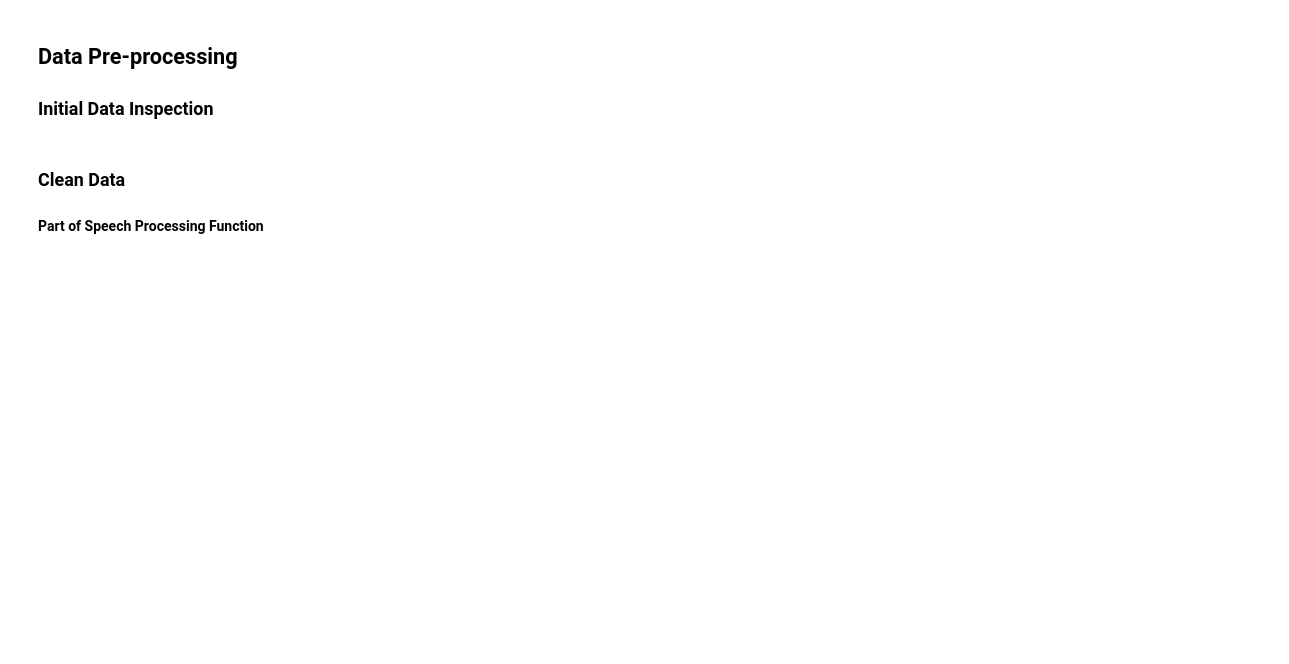
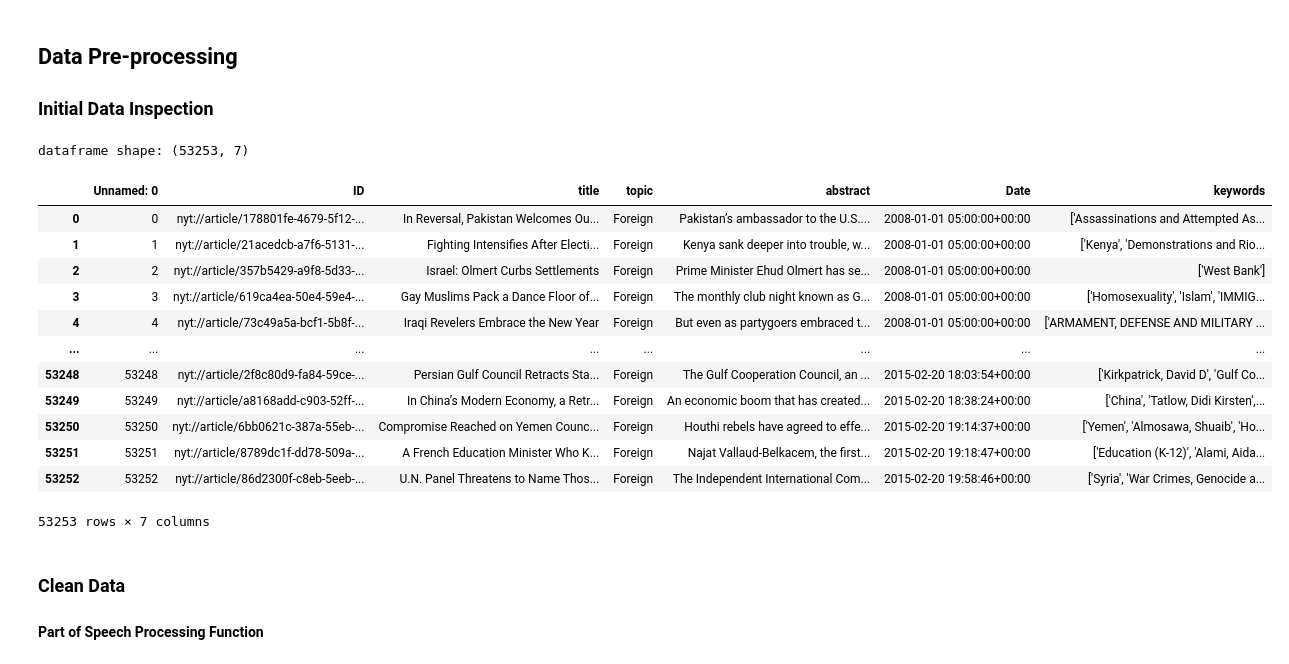
Before and after one commit to sirutBuasai/nyt-news-summarization, a Jupyter notebook: nyt_lstm.ipynb, the cells around one changed output. Saved outputs shown, nothing was run; the diff lists cells and outputs as text; code cells hidden in the pictures; blank space fills up the shorter version.

```diff
--- a/nyt_lstm.ipynb
+++ b/nyt_lstm.ipynb
@@ -45,11 +75,26 @@ DATA_SET_RATIO = 0.5
 ## Data Pre-processing
 ### Initial Data Inspection
 # %%
-raw_data_path = 'NYT_Dataset.csv'
+raw_data_path = '/content/gdrive/My Drive/Fourth Year/Natural Language Processing/Final Project/NYT_Dataset.csv'
 raw_data = pd.read_csv(raw_data_path)
 raw_data = raw_data[:int(DATA_SET_RATIO*len(raw_data))]
 print(f'dataframe shape: {raw_data.shape}')
 raw_data
+# %% [output]
+dataframe shape: (53253, 7)
+|  | Unnamed: 0 | ID | title | topic | abstract | Date | keywords |
+| 0 | 0 | nyt://article/178801fe-4679-5f12-... | In Reversal, Pakistan Welcomes Ou... | Foreign | Pakistan’s ambassador to the U.S.... | 2008-01-01 05:00:00+00:00 | ['Assassinations and Attempted As... |
+| 1 | 1 | nyt://article/21acedcb-a7f6-5131-... | Fighting Intensifies After Electi... | Foreign | Kenya sank deeper into trouble, w... | 2008-01-01 05:00:00+00:00 | ['Kenya', 'Demonstrations and Rio... |
+| 2 | 2 | nyt://article/357b5429-a9f8-5d33-... | Israel: Olmert Curbs Settlements | Foreign | Prime Minister Ehud Olmert has se... | 2008-01-01 05:00:00+00:00 | ['West Bank'] |
+| 3 | 3 | nyt://article/619ca4ea-50e4-59e4-... | Gay Muslims Pack a Dance Floor of... | Foreign | The monthly club night known as G... | 2008-01-01 05:00:00+00:00 | ['Homosexuality', 'Islam', 'IMMIG... |
+| 4 | 4 | nyt://article/73c49a5a-bcf1-5b8f-... | Iraqi Revelers Embrace the New Year | Foreign | But even as partygoers embraced t... | 2008-01-01 05:00:00+00:00 | ['ARMAMENT, DEFENSE AND MILITARY ... |
+| ... | ... | ... | ... | ... | ... | ... | ... |
+| 53248 | 53248 | nyt://article/2f8c80d9-fa84-59ce-... | Persian Gulf Council Retracts Sta... | Foreign | The Gulf Cooperation Council, an ... | 2015-02-20 18:03:54+00:00 | ['Kirkpatrick, David D', 'Gulf Co... |
+| 53249 | 53249 | nyt://article/a8168add-c903-52ff-... | In China’s Modern Economy, a Retr... | Foreign | An economic boom that has created... | 2015-02-20 18:38:24+00:00 | ['China', 'Tatlow, Didi Kirsten',... |
+| 53250 | 53250 | nyt://article/6bb0621c-387a-55eb-... | Compromise Reached on Yemen Counc... | Foreign | Houthi rebels have agreed to effe... | 2015-02-20 19:14:37+00:00 | ['Yemen', 'Almosawa, Shuaib', 'Ho... |
+| 53251 | 53251 | nyt://article/8789dc1f-dd78-509a-... | A French Education Minister Who K... | Foreign | Najat Vallaud-Belkacem, the first... | 2015-02-20 19:18:47+00:00 | ['Education (K-12)', 'Alami, Aida... |
+| 53252 | 53252 | nyt://article/86d2300f-c8eb-5eeb-... | U.N. Panel Threatens to Name Thos... | Foreign | The Independent International Com... | 2015-02-20 19:58:46+00:00 | ['Syria', 'War Crimes, Genocide a... |
+53253 rows × 7 columns
 # %% [markdown]
 ### Clean Data
 #### Part of Speech Processing Function
```
Also changed, not shown: parts of 7 cells of this notebook.
